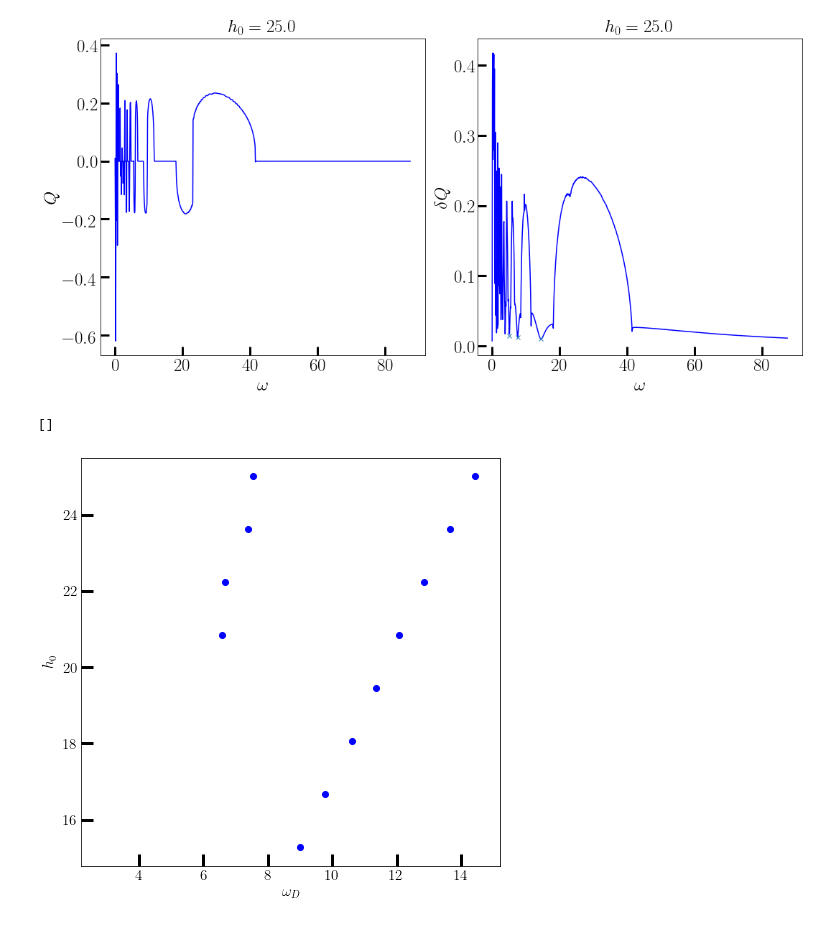
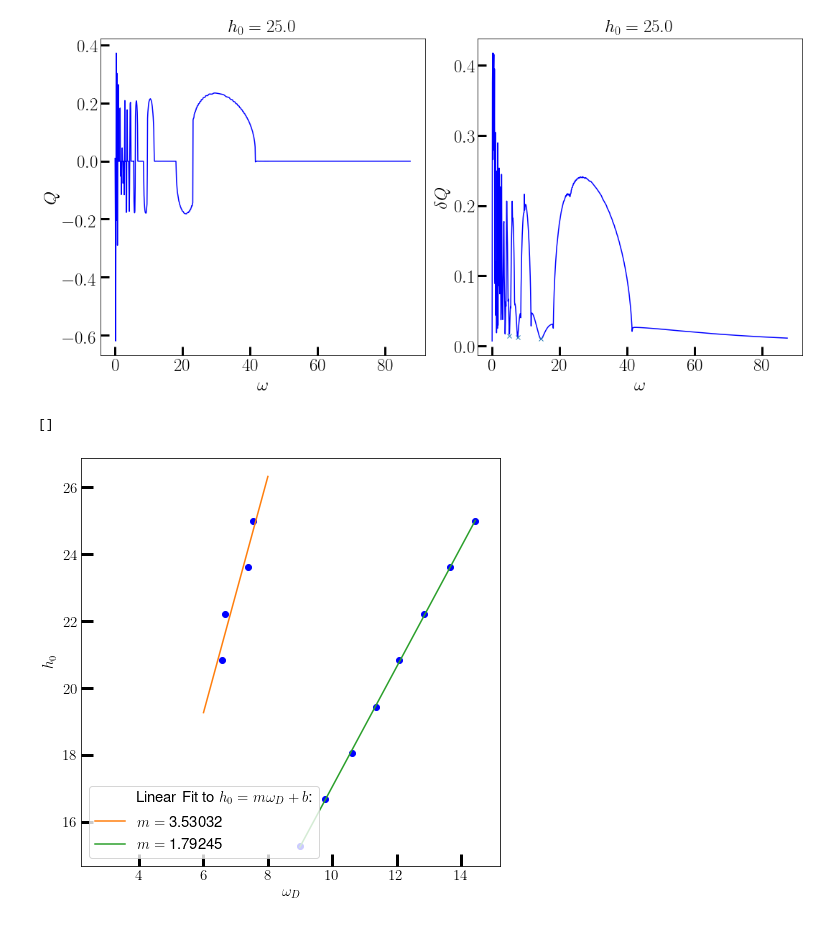
Before and after one commit to deyh2020/periodic_lipkin, a Jupyter notebook: lipkin.ipynb, the cells around one changed output. Cells and saved outputs as stored; diff of their text form; code cells hidden in the pictures.

Commit message:
Finished plotting freezing pts

```diff
--- a/lipkin.ipynb
+++ b/lipkin.ipynb
@@ -228,7 +228,7 @@ Freezing at:
  [1.45012741e+01 9.93483225e-03]]
 [figure]
 # %%
-
+import numpy as np
 import json
 %matplotlib inline
 import matplotlib.pyplot as plt
@@ -239,31 +239,40 @@ fs = 15
 
 with open('minimum_sz_variance_time_500_jsonfile.json') as f:
   data = json.load(f)
 
 amps = data["ampls"]
 frozen_freqs = data["minfreqs"]
 #Outlier
 del frozen_freqs[7][0]
 
 fig, ax = plt.subplots(1, 1, figsize=(7.5,7.5))
 ax.tick_params(direction='in', length=12, width=3, labelsize=fs)
 d1 = []
 d2 = []
 for i, h in enumerate(amps):
     omegas =  frozen_freqs[i]
     for omega in omegas:
         if omega <= 20 and omega >= 8:
             d2.append(np.array([omega, h]))
         elif omega <= 20:
             d1.append(np.array([omega, h]))
 d1, d2 = np.array(d1), np.array(d2)
 
+plt.plot([], [], ' ', label=r"Linear Fit to $h_0 = m \omega_D + b$:")
 plt.plot(d1[:,0], d1[:,1],"bo")
+m,b = np.polyfit(d1[:,0], d1[:,1], 1)
+w = np.linspace(6.0, 8.0, 1000)
+plt.plot(w, m * w + b, label=r"$m  = $ %g "% m)
+
 plt.plot(d2[:,0], d2[:,1],"bo")
+m,b = np.polyfit(d2[:,0], d2[:,1], 1)
+plt.plot(d2[:,0], m * d2[:,0] + b,label=r"$m  = $ %g "% m)
+
 plt.xlabel(r"$\omega_D$", fontsize= fs)
 plt.ylabel(r"$h_0$",fontsize= fs)
 plt.xlim([2.2, 15.2])
+plt.legend(prop={'size': fs})
 plt.plot()
 # %% [output]
 []
-[figure, old version]
+[figure, new version]
```
